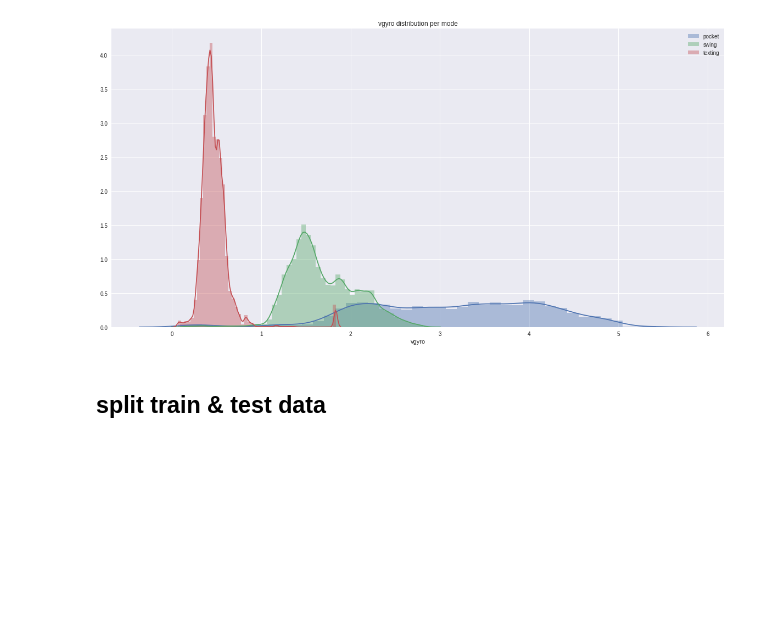
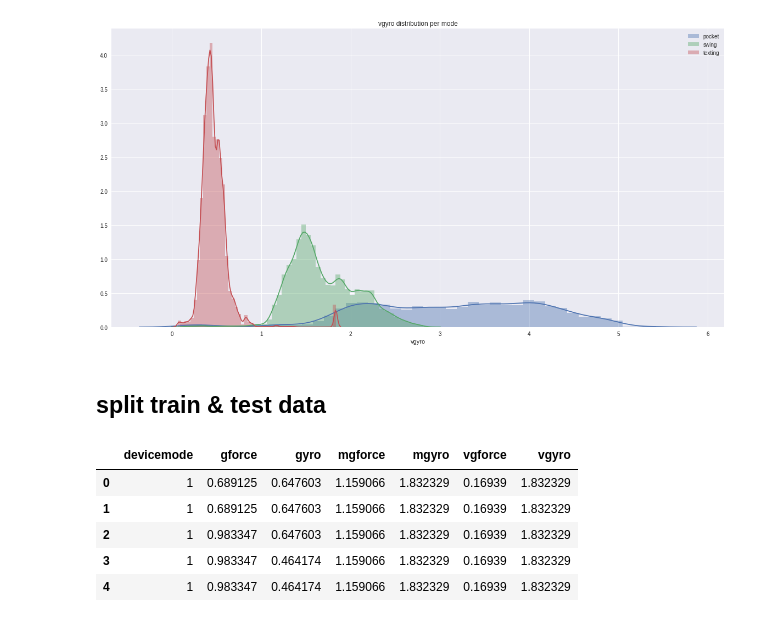
Before and after one commit to yuvalsolaz/modetection, a Jupyter notebook: model/whereIsMyPhone.ipynb, the cells around one changed output. Drawn from its saved outputs; the diff is of its cells as text; code cells hidden in the pictures; blank space fills up the shorter version.

```diff
--- a/model/whereIsMyPhone.ipynb
+++ b/model/whereIsMyPhone.ipynb
@@ -188,5 +201,16 @@ plt.show()
 [figure]
 # %% [markdown]
 ## split train & test data
+# %%
+# take only relevants features :
+df = rdf.iloc[:,13:]
+df.head()
+# %% [output]
+|  | devicemode | gforce | gyro | mgforce | mgyro | vgforce | vgyro |
+| 0 | 1 | 0.689125 | 0.647603 | 1.159066 | 1.832329 | 0.16939 | 1.832329 |
+| 1 | 1 | 0.689125 | 0.647603 | 1.159066 | 1.832329 | 0.16939 | 1.832329 |
+| 2 | 1 | 0.983347 | 0.647603 | 1.159066 | 1.832329 | 0.16939 | 1.832329 |
+| 3 | 1 | 0.983347 | 0.464174 | 1.159066 | 1.832329 | 0.16939 | 1.832329 |
+| 4 | 1 | 0.983347 | 0.464174 | 1.159066 | 1.832329 | 0.16939 | 1.832329 |
 # %%
 from sklearn.model_selection import train_test_split
```
Also changed, not shown: parts of 13 cells of this notebook.
